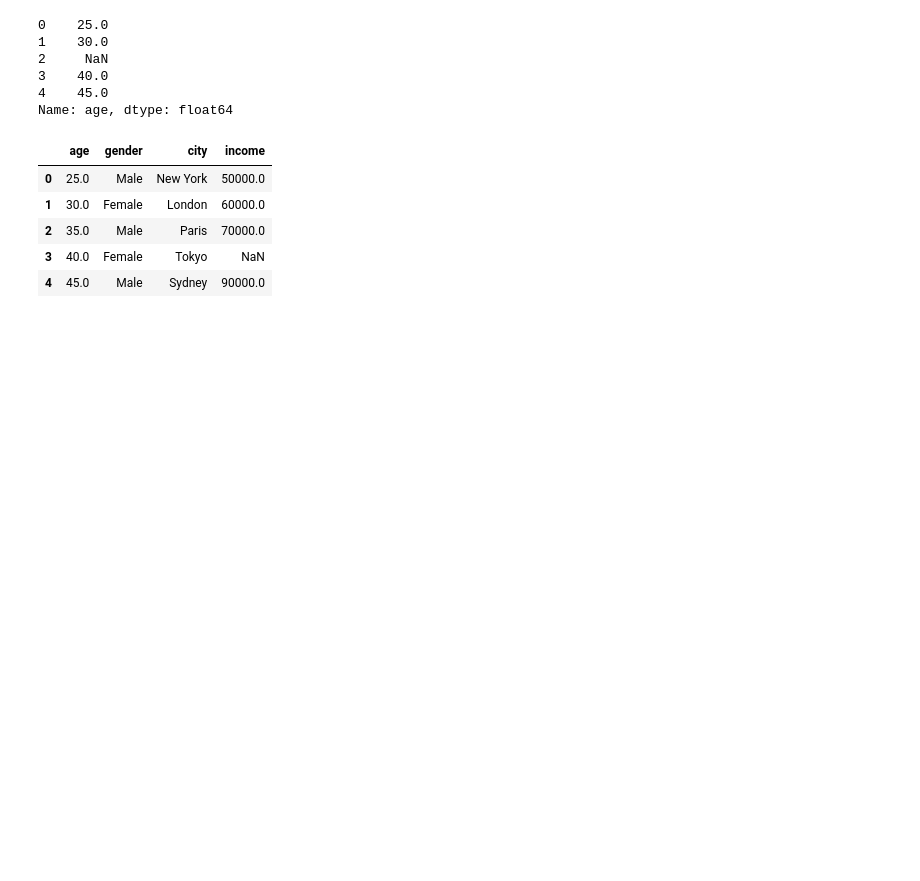
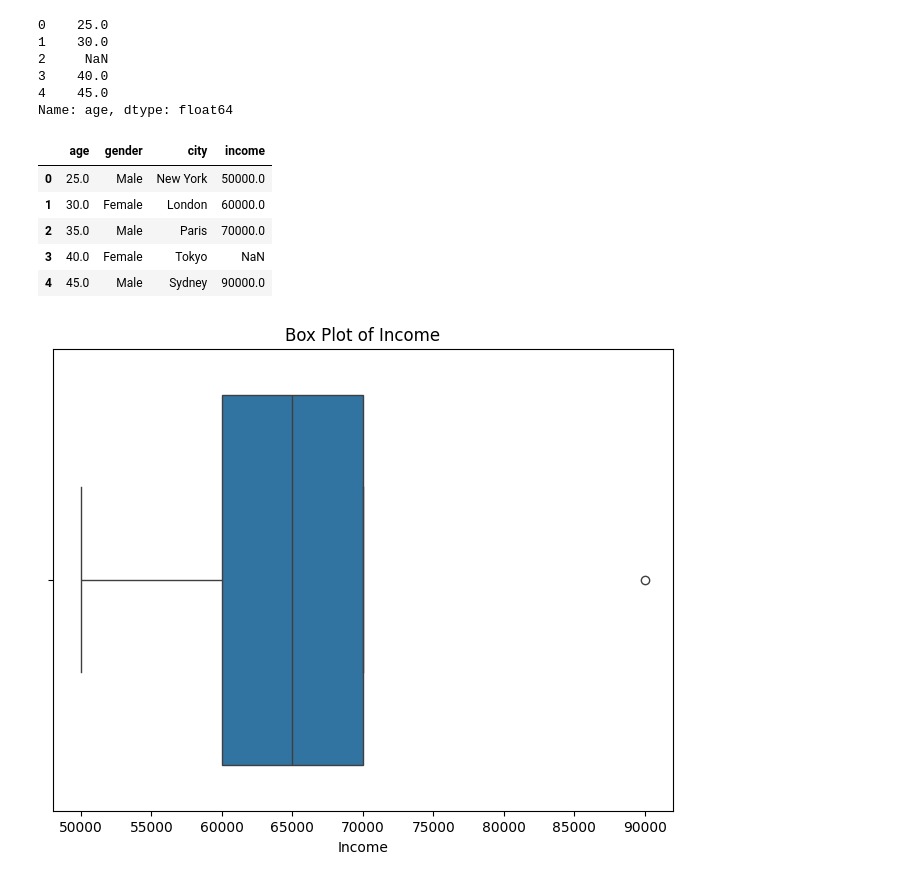
Before and after one commit to pylamohan2011/AIML_Aspiriant, a Jupyter notebook: Data_PreProcessing.ipynb, the cells around one changed output. Drawn from its saved outputs; the diff is of its cells as text; code cells hidden in the pictures; blank space fills up the shorter version.

```diff
--- a/Data_PreProcessing.ipynb
+++ b/Data_PreProcessing.ipynb
@@ -72,3 +72,15 @@ df.head()
 # %%
 # 3. Replace missing values in 'income' column with the median income.
 df['income'].fillna(df['income'].median(), inplace=True)
+# %%
+import matplotlib.pyplot as plt
+import seaborn as sns
+
+# Create a box plot for the 'income' column
+plt.figure(figsize=(8, 6))
+sns.boxplot(x=df['income'])
+plt.title('Box Plot of Income')
+plt.xlabel('Income')
+plt.show()
+# %% [output]
+[figure, added]
```
Also changed, not shown: parts of 30 cells of this notebook.
